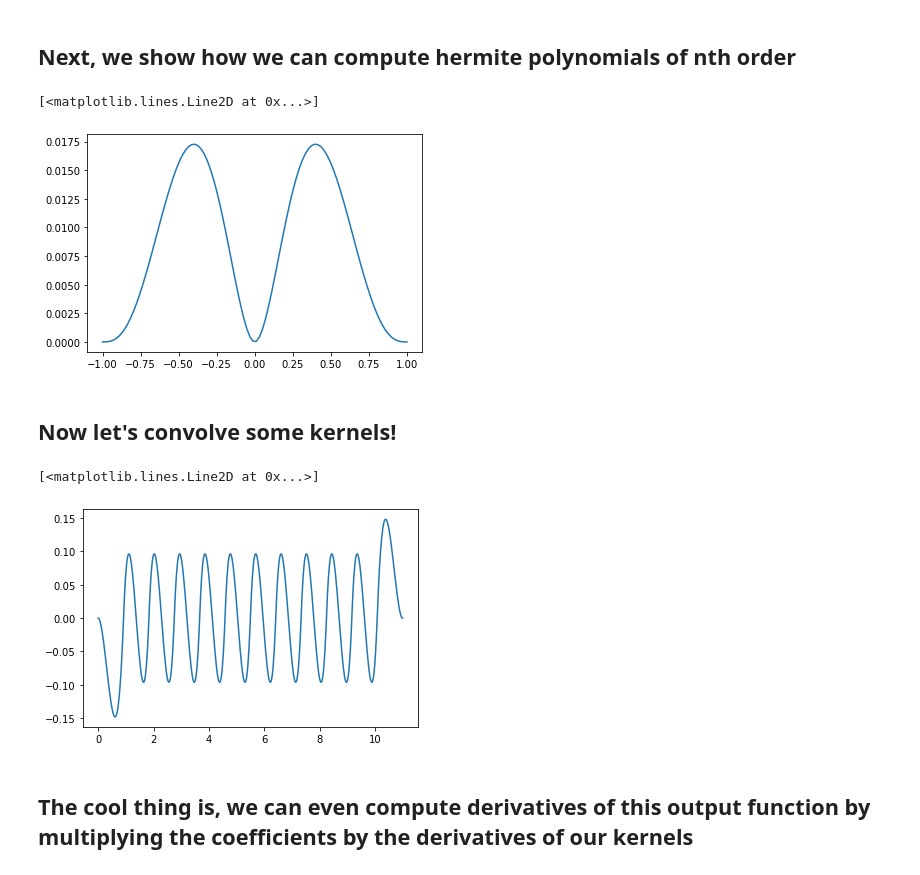
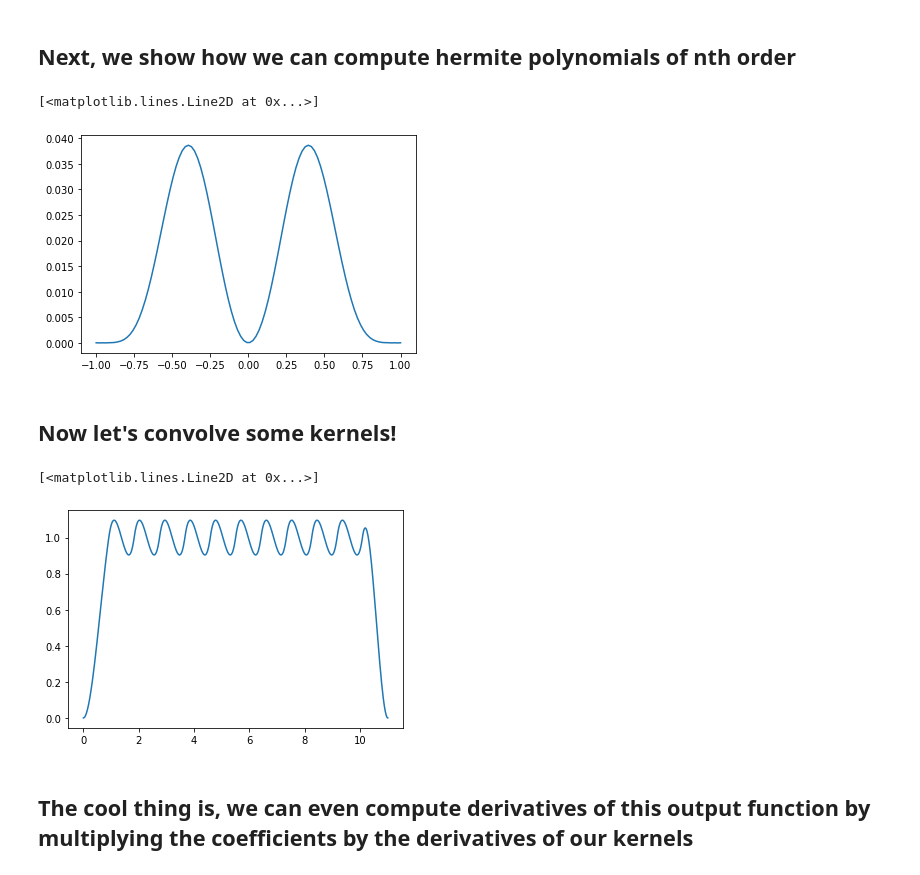
Before and after one commit to ykhas/Hermite_Splines, a Jupyter notebook: Pytorch_Hermite_Splines.ipynb, the cells around one changed output. Saved outputs shown, nothing was run; the diff lists cells and outputs as text; code cells hidden in the pictures.

Commit message:
Now convolving every kernel from each order
Also added some code style changes

```diff
--- a/Pytorch_Hermite_Splines.ipynb
+++ b/Pytorch_Hermite_Splines.ipynb
@@ -103,16 +102,17 @@ def kernel(v, xvals):
 
     return heaviside(-xvals) * left_polynomial + heaviside(xvals) * right_polynomial
 
-def kernels(highest_order, xvals):
-    hermite_values = torch.eye(highest_order + 1, dtype=torch.float64)
+def kernels(spline_order, xvals):
+    num_boundary_conditions = (spline_order + 1)
+    num_monomials = num_boundary_conditions * 2
+    hermite_values = torch.eye(num_monomials, dtype=torch.float64)
 
     # for hermite, we only ever alter the value / derivative at x=0
     # all other derivatives and values are 0 (i.e. at 1 and -1)
 
-    num_conditions = (highest_order + 1) // 2
-    hermite_values = hermite_values[:num_conditions]
+    hermite_values = hermite_values[:num_boundary_conditions]
 
-    yvals = torch.empty((num_conditions, xvals.shape[0]), dtype=torch.float64)
+    yvals = torch.empty((num_boundary_conditions, xvals.shape[0]), dtype=torch.float64)
     for index, v in enumerate(hermite_values):
         y = kernel(v,xvals)
 #         y /= torch.max(torch.abs(y)) # "normalize" curves to fit into [-1, 1]
@@ -125,10 +125,13 @@ yvals = kernels(5, xvals)
 plt.plot(xvals, yvals[2])
 # %% [output]
 [<matplotlib.lines.Line2D at 0x...>]
-[figure, old version]
+[figure, new version]
 # %% [markdown]
 ## Now let's convolve some kernels!
 # %%
+def total_num_kernels(spline_order):
+    return (spline_order + 1) * (spline_order + 2) // 2
+
 def interpolate_wave(coefficients, kernels):
     '''
     Interpolates a wave function by convolving the coefficients with the hermite spline kernels
@@ -139,28 +142,36 @@ def interpolate_wave(coefficients, kernels):
     return F.conv_transpose1d(coefficients, kernels,
          padding = 0, stride = stride, groups=1)
 
-def generate_kernels(num_points, order):
+def generate_kernels(num_points, highest_spline_order):
     if num_points % 2 == 0:
         raise Exception("num_points must be odd!")
     xvals = torch.linspace(-1, 1, num_points, dtype=torch.float64, requires_grad=True)
-    return xvals, kernels(order, xvals).unsqueeze(1) # array with shape (num_kernels, num_points). Also
+    num_kernels = total_num_kernels(highest_spline_order)
+    all_kernels = torch.empty((num_kernels, num_points), dtype=torch.float64)
+    for i in range(0, highest_spline_order + 1):
+        num_kernels_ith_order = total_num_kernels(i)
+        num_kernels_prev_order = total_num_kernels(i-1)
+
+        all_kernels[num_kernels_prev_order:num_kernels_ith_order,:] = kernels(i , xvals)
+    return xvals, all_kernels.unsqueeze(1) # array with shape (num_kernels, num_points). Also
                                               # insert new rank into tensor to correspond to convolution API
 # %%
 num_non_boundary_grid_points = 11
+spline_order = 1
 
-sample_coefficients = torch.ones(1,2, num_non_boundary_grid_points, dtype=torch.float64)
+sample_coefficients = torch.ones(1, (spline_order + 1) * (spline_order + 2) // 2, num_non_boundary_grid_points, dtype=torch.float64)
 sample_coefficients[0,0,:] = 0
 
 num_kernel_support_points = 101 # must be odd
 
-xvals, sample_kernels = generate_kernels(num_kernel_support_points, 3)
+xvals, sample_kernels = generate_kernels(num_kernel_support_points, spline_order)
 wave = interpolate_wave(sample_coefficients, sample_kernels)
 
 xvals2 = torch.linspace(0, num_non_boundary_grid_points, 1 + (num_non_boundary_grid_points + 1) * (num_kernel_support_points // 2))
 plt.plot(xvals2, wave[0][0].detach())
 # %% [output]
 [<matplotlib.lines.Line2D at 0x...>]
-[figure, old version]
+[figure, new version]
 # %% [markdown]
 ## The cool thing is, we can even compute derivatives of this output function by multiplying the coefficients by the derivatives of our kernels
 # %%
```
Also changed, not shown: parts of 3 cells of this notebook, 1 other file.
